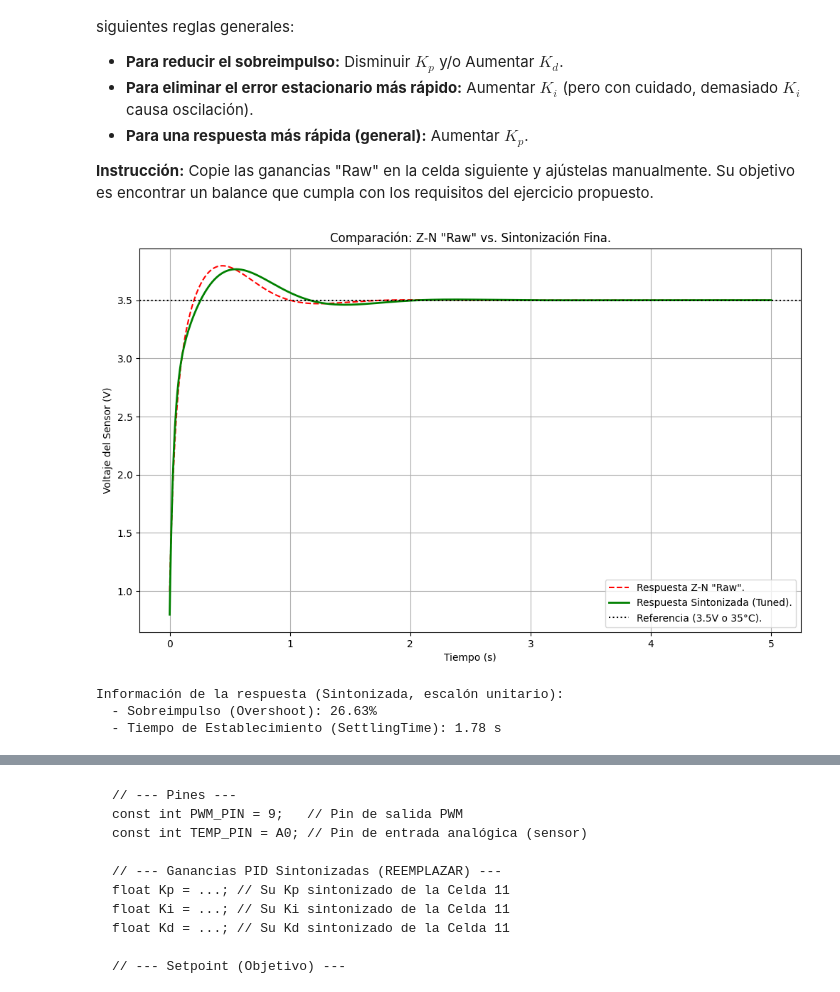
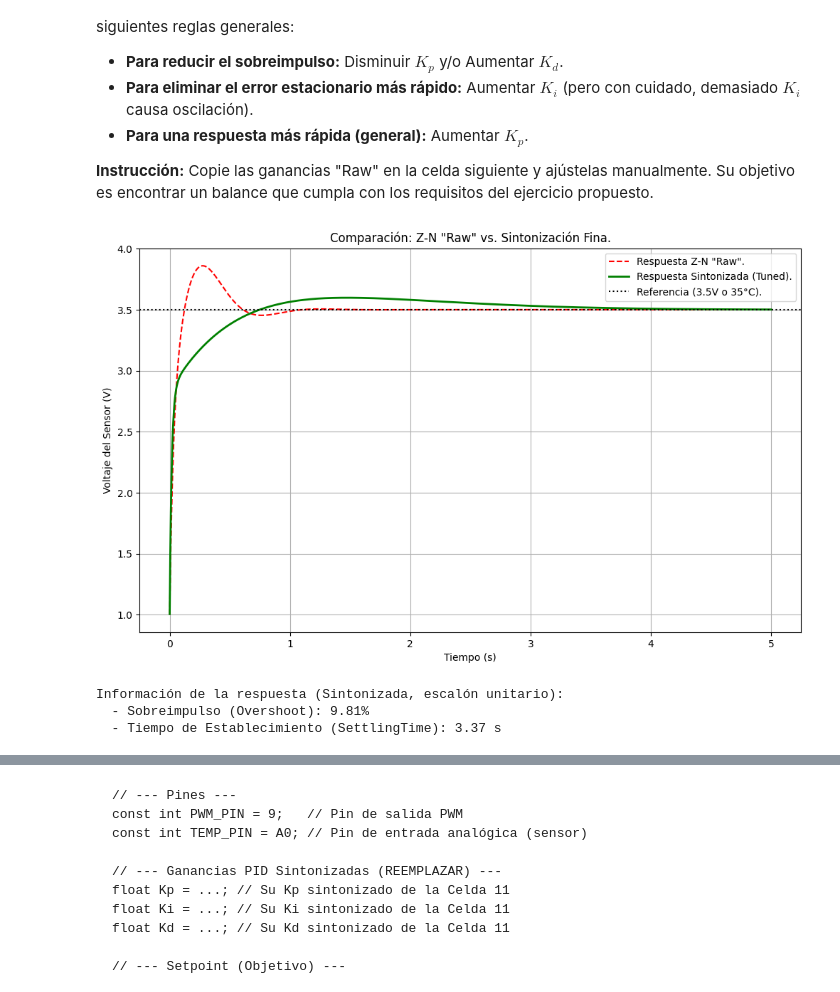
Before and after one commit to NataliaIDM/control-clasico, a Jupyter notebook: Practicas/P_3_02_Controlador_LTR701_PID.ipynb, the cells around one changed output, grey strips where cells are left out. Cells and saved outputs as stored; diff of their text form; code cells hidden in the pictures.

```diff
--- a/Practicas/P_3_02_Controlador_LTR701_PID.ipynb
+++ b/Practicas/P_3_02_Controlador_LTR701_PID.ipynb
@@ -23,9 +23,9 @@ import numpy as np
 
 # --- 1. Parámetros del sistema de temperatura LTR701 (Obtenidos en la práctica anterior) ---
 # (REEMPLACE CON SUS VALORES)
-K = 0.530
-L = 0.174
-T = 2.169
+K = 0.230
+L = 0.112
+T = 8.445
 
 # --- 2. Creación del Modelo de la Planta Gp(s) ---
 
@@ -183,46 +183,47 @@ Nuestro trabajo ahora es realizar la **sintonización fina** para mejorar la res
 # --- 5. Espacio de Trabajo para Sintonización Fina ---
 
 # MODIFIQUE ESTOS VALORES PARA ENCONTRAR UNA MEJOR RESPUESTA:
-Kp_tuned = Kp_zn * 0.85  # Ejemplo: Reducir Kp
-Ki_tuned = Ki_zn * 0.85  # Ejemplo: Reducir Ki
-Kd_tuned = Kd_zn * 1.05  # Ejemplo: Aumentar Kd
+Kp_tuned = 130    # Ejemplo: Reducir Kp
+Ki_tuned = 100   # Ejemplo: Reducir Ki
+Kd_tuned = 22     # Ejemplo: Aumentar Kd
+
 
 # --- Creación del controlador PID Sintonizado ---
 Gc_tuned = ct.tf([Kd_tuned, Kp_tuned, Ki_tuned], [1, 0])
 
 # --- Sistema en Lazo Cerrado Sintonizado ---
 sistema_cl_tuned = ct.feedback(Gc_tuned * Gp, 1)
 
 # --- Simulación ---
 # Obtenemos la respuesta al escalón unitario
 t_sim, y_unit_step_tuned = ct.step_response(sistema_cl_tuned, T=np.linspace(0, 5, 1000))
 
 # --- Escalamos la respuesta ---
 y_tuned = (y_unit_step_tuned * step_size) + V_base
 # y_zn (del cálculo anterior) ya está escalada
 
 # --- Graficación Comparativa ---
 plt.figure(figsize=(12, 7))
 plt.plot(t_sim, y_zn, 'r--', label='Respuesta Z-N "Raw".')
 plt.plot(t_sim, y_tuned, 'g-', linewidth=2, label='Respuesta Sintonizada (Tuned).')
 plt.axhline(y=V_ref, color='k', linestyle=':', label=f'Referencia ({V_ref:.1f}V o {V_ref*10:.0f}°C).')
 plt.title('Comparación: Z-N "Raw" vs. Sintonización Fina.')
 plt.xlabel('Tiempo (s)')
 plt.ylabel('Voltaje del Sensor (V)')
 plt.legend()
 plt.grid(True)
 plt.show()
 
 # Imprimir información de la respuesta sintonizada
 info_tuned = ct.step_info(sistema_cl_tuned)
 print("\nInformación de la respuesta (Sintonizada, escalón unitario):")
 print(f"  - Sobreimpulso (Overshoot): {info_tuned['Overshoot']:.2f}%")
 print(f"  - Tiempo de Establecimiento (SettlingTime): {info_tuned['SettlingTime']:.2f} s")
 # %% [output]
-[figure, old version]
+[figure, new version]
 Información de la respuesta (Sintonizada, escalón unitario):
-  - Sobreimpulso (Overshoot): 26.63%
-  - Tiempo de Establecimiento (SettlingTime): 1.78 s
+  - Sobreimpulso (Overshoot): 9.81%
+  - Tiempo de Establecimiento (SettlingTime): 3.37 s
 # %% [markdown]
 ### Ejercicio Propuesto: Sintonización e Implementación 🎯
 
```
Also changed, not shown: parts of 7 cells of this notebook.
